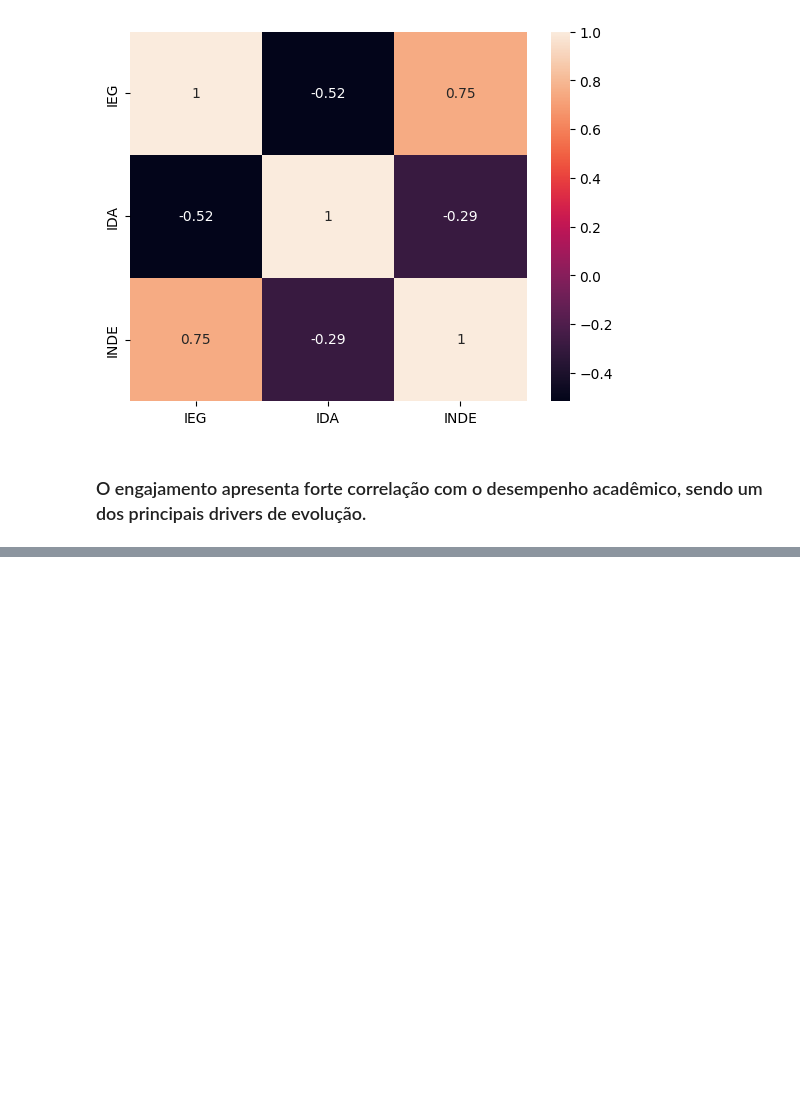
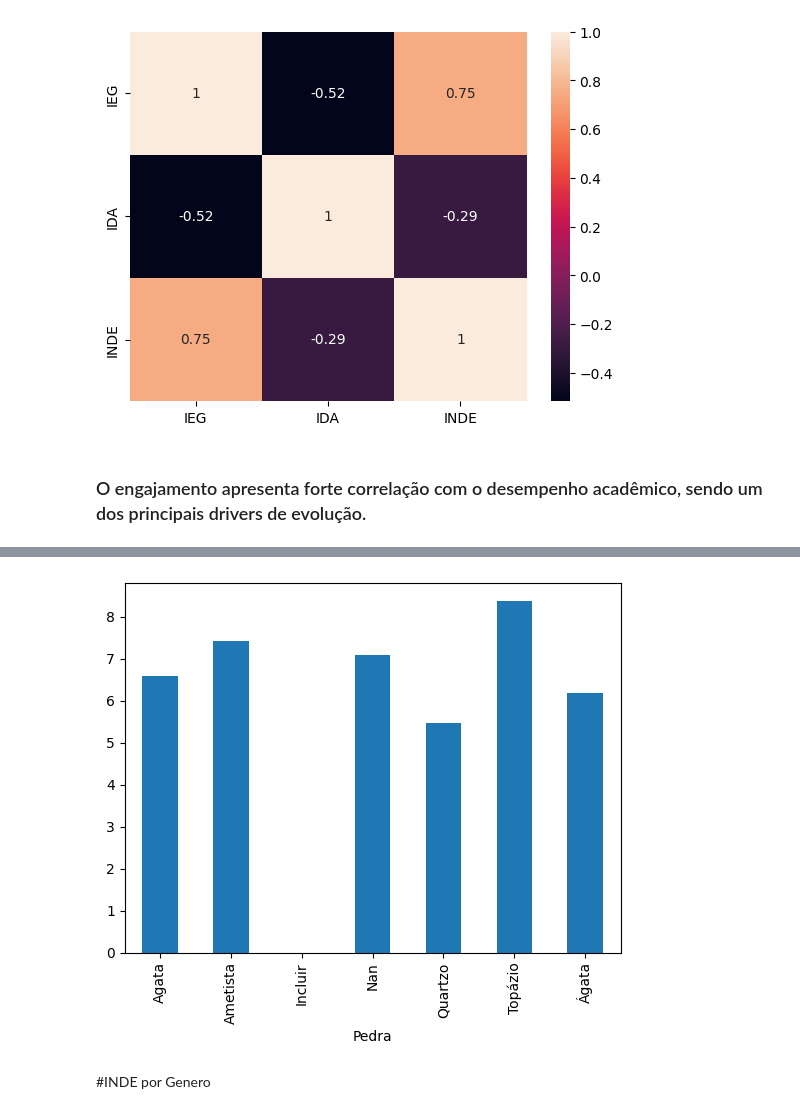
Before and after one commit to carneiro-santos/dataton_fase_5_, a Jupyter notebook: fase_5_FIAP.ipynb, the cells around one changed output, grey strips where cells are left out. Cells and saved outputs as stored; diff of their text form; code cells hidden in the pictures; blank space fills up the shorter version.

```diff
--- a/fase_5_FIAP.ipynb
+++ b/fase_5_FIAP.ipynb
@@ -293,0 +321,7 @@ plt.show()
+# %%
+df_full.groupby('Pedra')['INDE'].mean().plot(kind='bar')
+plt.show()
+# %% [output]
+[figure, added]
+# %% [markdown]
+#INDE por Genero
```
Also changed, not shown: parts of 8 cells of this notebook.
